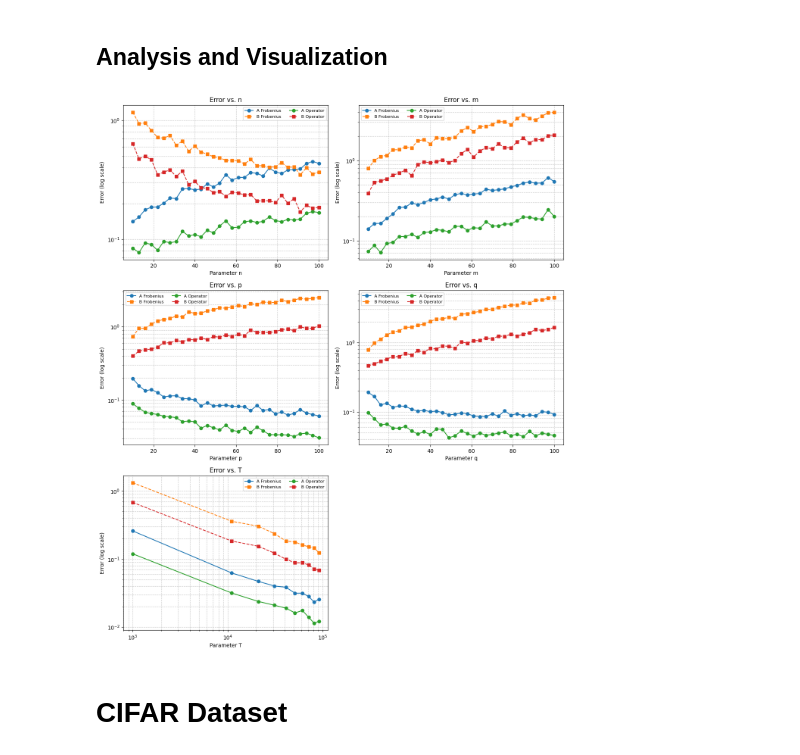
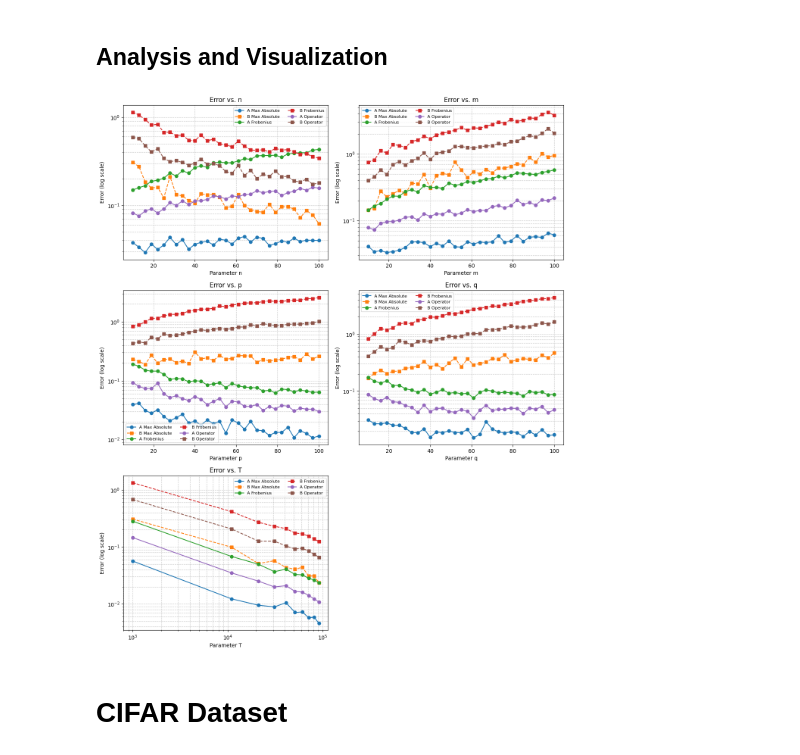
Before and after one commit to nayelbettache/BMLR, a Jupyter notebook: Numerical_simulations.ipynb, the cells around one changed output. Saved outputs shown, nothing was run; the diff lists cells and outputs as text; code cells hidden in the pictures.

```diff
--- a/Numerical_simulations.ipynb
+++ b/Numerical_simulations.ipynb
@@ -429,7 +429,7 @@ from typing import Dict
 def calculate_errors(true: np.ndarray, est: np.ndarray) -> Dict[str, float]:
     """Calculate error metrics between true and estimated matrices."""
     return {
-        # 'max_abs': np.max(np.abs(true - est)),
+        'max_abs': np.max(np.abs(true - est)),
         'frobenius': np.linalg.norm(true - est, 'fro'),
         'operator': np.linalg.norm(true - est, 2)
     }
@@ -459,11 +459,11 @@ def parameter_error_analysis():
     fig, axs = plt.subplots(3, 2, figsize=(15, 18))
     plt.subplots_adjust(hspace=0.2, wspace=0.15)
     metrics = [
-        #'max_abs',
+        'max_abs',
         'frobenius',
         'operator']
     metric_names = [
-        #'Max Absolute',
+        'Max Absolute',
         'Frobenius',
         'Operator']
     line_styles = {'A': '-', 'B': '--'}
@@ -498,34 +498,34 @@ def parameter_error_analysis():
 
             for m in metrics:
                 errors[f'A_{m}'].append(A_err[m])
                 errors[f'B_{m}'].append(B_err[m])
 
         # Plot results
         for m, m_name in zip(metrics, metric_names):
             for matrix in ['A', 'B']:
                 current_ax.plot(
                     param_values,
                     errors[f'{matrix}_{m}'],
                     linestyle=line_styles[matrix],
                     marker=markers[matrix],
                     label=f'{matrix} {m_name}'
                 )
 
         current_ax.set_xlabel(f'Parameter {param}')
         current_ax.set_ylabel('Error (log scale)')
         current_ax.set_title(f'Error vs. {param}')
         current_ax.set_xscale('log' if param == 'T' else 'linear')
         current_ax.set_yscale('log')
         current_ax.grid(True, which='both', linestyle='--', alpha=0.7)
         current_ax.legend(ncol=2, fontsize=8)
 
     plt.delaxes(axs[2, 1])  # Remove empty subplot
     plt.show()
 
 # Example usage
 parameter_error_analysis()
 # %% [output]
-[figure, old version]
+[figure, new version]
 # %% [markdown]
 # CIFAR Dataset
 # %% [markdown]
```
